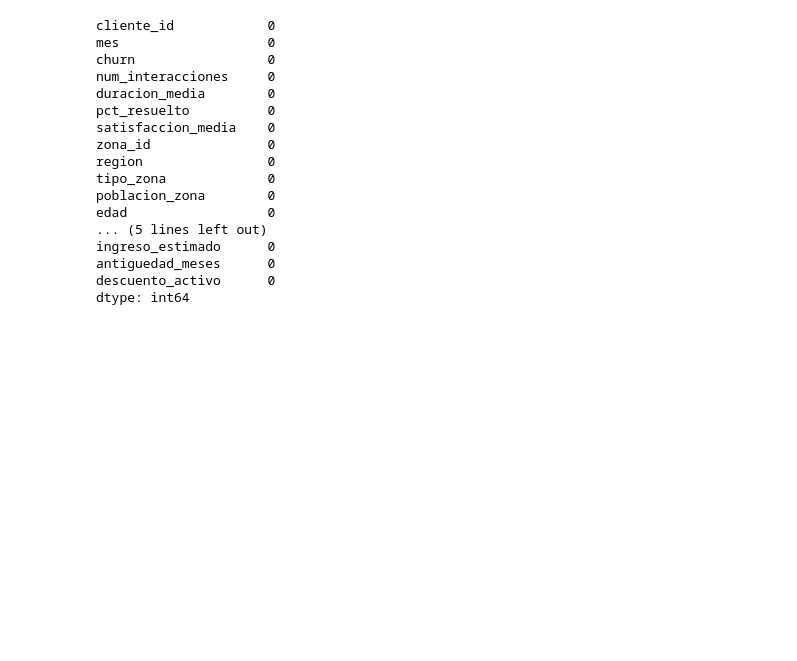
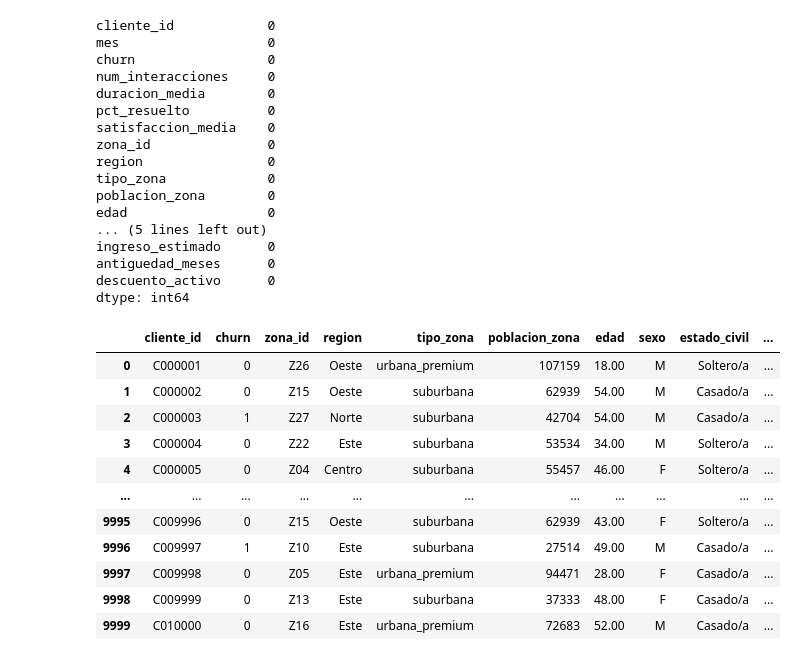
Before and after one commit to ancarmar03-create/UCV-Churn, a Jupyter notebook: notebooks/modelo1.ipynb, the cells around one changed output. Saved outputs shown, nothing was run; the diff lists cells and outputs as text; code cells hidden in the pictures; blank space fills up the shorter version.

```diff
--- a/notebooks/modelo1.ipynb
+++ b/notebooks/modelo1.ipynb
@@ -419,3 +433,98 @@ ingreso_estimado      0
 antiguedad_meses      0
 descuento_activo      0
 dtype: int64
+# %%
+# =========================
+# 1. Crear target a nivel cliente
+# =========================
+
+churn_cliente = (
+    df_churn.groupby('cliente_id')['churn']
+    .max()
+    .reset_index()
+)
+
+# =========================
+# 2. Crear agregados de soporte a nivel cliente
+# =========================
+
+soporte_cliente = (
+    df_soporte.groupby('cliente_id')
+    .agg({
+        'interaccion_id':'count',
+        'duracion_min':'mean',
+        'resuelto':'mean',
+        'satisfaccion_post':'mean'
+    })
+    .reset_index()
+)
+
+# =========================
+# 3. Renombrar columnas
+# =========================
+
+soporte_cliente.rename(columns={
+    'interaccion_id':'num_interacciones',
+    'duracion_min':'duracion_media',
+    'resuelto':'pct_resuelto',
+    'satisfaccion_post':'satisfaccion_media'
+}, inplace=True)
+
+# =========================
+# 4. Unir churn + clientes
+# =========================
+
+df_modelo_final = churn_cliente.merge(
+    df_clientes,
+    on='cliente_id',
+    how='left'
+)
+
+# =========================
+# 5. Añadir soporte agregado
+# =========================
+
+df_modelo_final = df_modelo_final.merge(
+    soporte_cliente,
+    on='cliente_id',
+    how='left'
+)
+
+# =========================
+# 6. Rellenar NaN de soporte
+# =========================
+
+cols_soporte = [
+    'num_interacciones',
+    'duracion_media',
+    'pct_resuelto',
+    'satisfaccion_media'
+]
+
+df_modelo_final[cols_soporte] = (
+    df_modelo_final[cols_soporte]
+    .fillna(0)
+)
+
+# =========================
+# 7. Verificar resultado
+# =========================
+
+df_modelo_final.head()
+
+df_modelo_final['churn'].value_counts()
+
+df_modelo_final
+# %% [output]
+|  | cliente_id | churn | zona_id | region | tipo_zona | poblacion_zona | edad | sexo | estado_civil | ... |
+| 0 | C000001 | 0 | Z26 | Oeste | urbana_premium | 107159 | 18.00 | M | Soltero/a | ... |
+| 1 | C000002 | 0 | Z15 | Oeste | suburbana | 62939 | 54.00 | M | Casado/a | ... |
+| 2 | C000003 | 1 | Z27 | Norte | suburbana | 42704 | 54.00 | M | Casado/a | ... |
+| 3 | C000004 | 0 | Z22 | Este | suburbana | 53534 | 34.00 | M | Soltero/a | ... |
+| 4 | C000005 | 0 | Z04 | Centro | suburbana | 55457 | 46.00 | F | Soltero/a | ... |
+| ... | ... | ... | ... | ... | ... | ... | ... | ... | ... | ... |
+| 9995 | C009996 | 0 | Z15 | Oeste | suburbana | 62939 | 43.00 | F | Soltero/a | ... |
+| 9996 | C009997 | 1 | Z10 | Este | suburbana | 27514 | 49.00 | M | Casado/a | ... |
+| 9997 | C009998 | 0 | Z05 | Este | urbana_premium | 94471 | 28.00 | F | Casado/a | ... |
+| 9998 | C009999 | 0 | Z13 | Este | suburbana | 37333 | 48.00 | F | Casado/a | ... |
+| 9999 | C010000 | 0 | Z16 | Este | urbana_premium | 72683 | 52.00 | M | Casado/a | ... |
```
Also changed, not shown: parts of 18 cells of this notebook.
